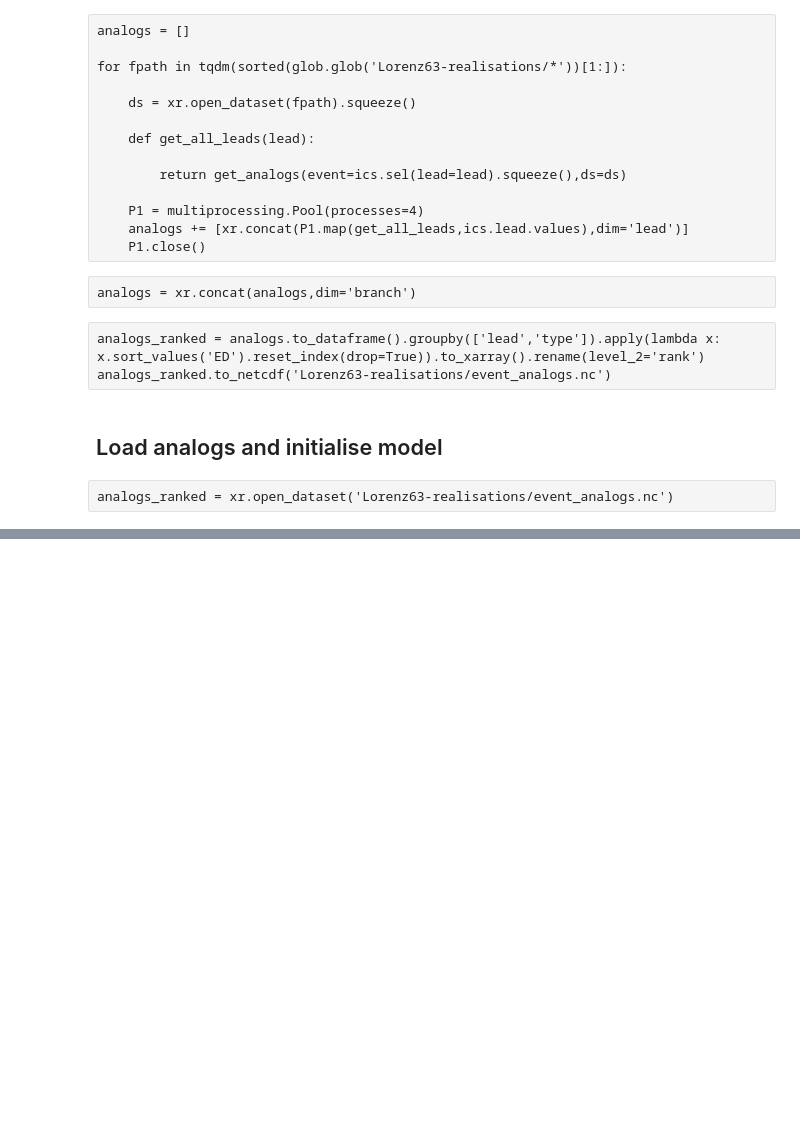
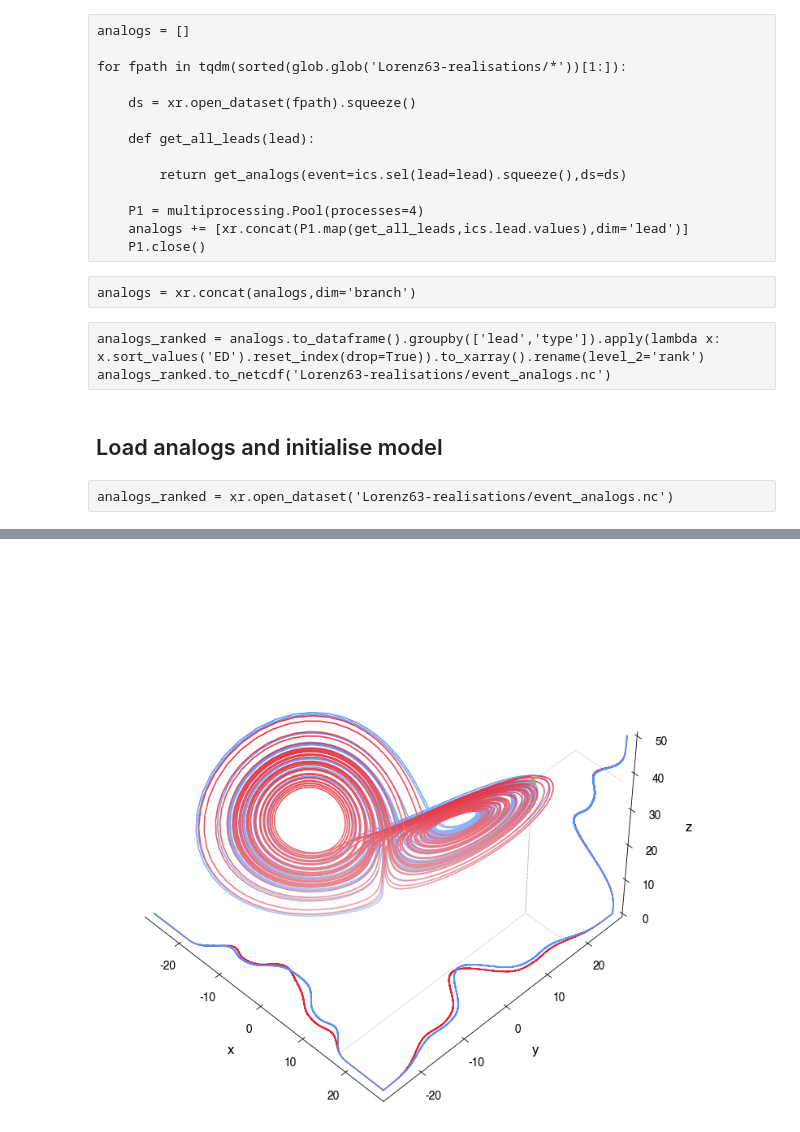
Before and after one commit to njleach/Thesis, a Jupyter notebook: Introduction/Figures/initialised-lorenz.ipynb, the cells around one changed output, grey strips where cells are left out. Saved outputs shown, nothing was run; the diff lists cells and outputs as text; code cells hidden in the pictures; blank space fills up the shorter version.

```diff
--- a/Introduction/Figures/initialised-lorenz.ipynb
+++ b/Introduction/Figures/initialised-lorenz.ipynb
@@ -249,0 +248,63 @@ fcs_threshold_rr
+# %%
+cmaps = dict(forced=sn.light_palette(get_palette.Petroff6().to_sn_palette()[2],as_cmap=True),unforced=sn.light_palette(get_palette.Petroff6().to_sn_palette()[0],as_cmap=True))
+norm = matplotlib.colors.Normalize(-25,full.z.max())
+
+xmin,xmax=-27.5,27.5
+ymin,ymax=-27.5,27.5
+zmin,zmax=0,50
+
+fig=plt.figure()
+ax=plt.axes(projection='3d')
+
+## draw the main attractor
+for runtype in ['forced','unforced']:
+    x,y,z = full.isel(time=slice(1,5000)).sel(type=runtype).to_array().variable.values
+    points = np.array([x,y,z]).T.reshape(-1,1,3)
+    segments = np.concatenate([points[:-1],points[1:]],axis=1)
+
+    lc = mplot3d.art3d.Line3DCollection(segments,cmap=cmaps[runtype],norm=norm)
+    ### Set the values used for colormapping
+    lc.set_array(z)
+    ax.add_collection3d(lc)
+
+## draw the marginal histograms
+xybins = np.arange(xmin,xmax+1e-5,0.01)
+zbins = np.arange(zmin,zmax+1e-5,0.01)
+for runtype in ['forced','unforced']:
+    x,y,z = full.sel(type=runtype).to_array().variable.values
+    histx,binsx = np.histogram(x,bins=xybins)
+    histy,binsy = np.histogram(y,bins=xybins)
+    histz,binsz = np.histogram(z,bins=zbins)
+    ax.plot(binsx,ymin+np.insert(histx,0,0)/histx.max()*7.5,zs=zmin,zdir='z',color=cmaps[runtype](cmaps[runtype]._i_over))
+    ax.plot(xmax-np.insert(histy,0,0)/histy.max()*10,binsy,zs=zmin,zdir='z',color=cmaps[runtype](cmaps[runtype]._i_over))
+    ax.plot(xmax-np.insert(histz,0,0)/histz.max()*10,binsz,zs=ymax,zdir='y',color=cmaps[runtype](cmaps[runtype]._i_over))
+
+## draw the event
+icx,icy,icz = ics.sel(lead=0).to_array().values
+ax.plot(icx,icy,icz,'o',ms=5,color=get_palette.Petroff6().to_sn_palette()[-2],zorder=10)
+ax.plot([icx,icx,xmax],[icy,ymax,ymax],[icz,icz,icz],color=get_palette.Petroff6().to_sn_palette()[-2],ls=':',zorder=10,lw=0.5)
+ax.plot([icx,icx,xmax],[icy,icy,icy],[icz,zmin,zmin],color=get_palette.Petroff6().to_sn_palette()[-2],ls=':',zorder=10,lw=0.5)
+ax.plot([icx,icx,icx],[icy,icy,ymin],[icz,zmin,zmin],color=get_palette.Petroff6().to_sn_palette()[-2],ls=':',zorder=10,lw=0.5)
+
+
+## output axes layout
+ax.set_xlabel('x')
+ax.set_ylabel('y')
+ax.set_zlabel('z')
+ax.view_init(45,315)
+ax.w_xaxis.set_pane_color((1.0, 1.0, 1.0, 1.0))
+ax.w_yaxis.set_pane_color((1.0, 1.0, 1.0, 1.0))
+ax.w_zaxis.set_pane_color((1.0, 1.0, 1.0, 1.0))
+ax.grid(False)
+ax.set_ylim(ymin,ymax)
+ax.set_xlim(xmin,xmax)
+ax.set_zlim(zmin,zmax)
+
+## output figure options
+fig.patch.set_facecolor('xkcd:white')
+aspect = 1
+fig.set_size_inches(textwidth,textwidth*aspect)
+plt.tight_layout(w_pad=0,h_pad=0)
+fig.dpi=120
+# %% [output]
+[figure, added]
```
Also changed, not shown: parts of 9 cells of this notebook.
